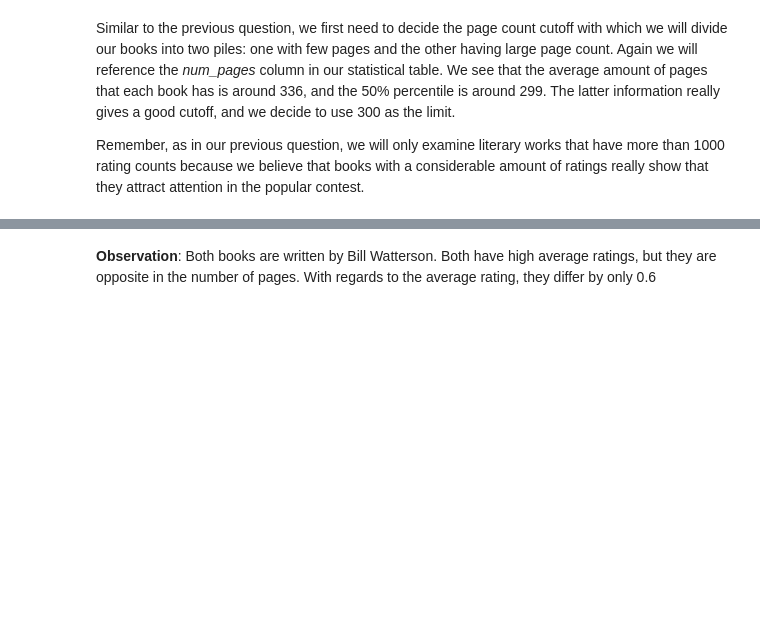
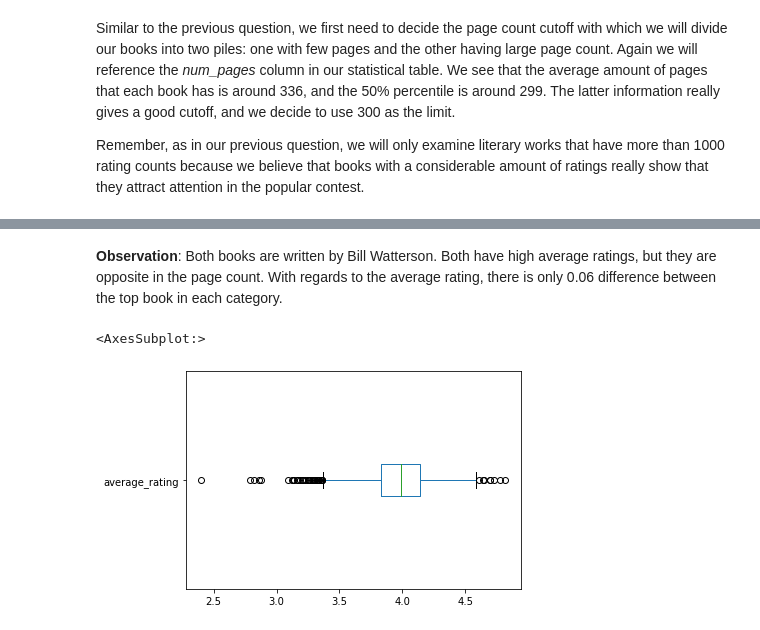
Before and after one commit to le-n-qui/goodreads-dataset, a Jupyter notebook: goodreads_books_analysis.ipynb, the cells around one changed output, grey strips where cells are left out. Drawn from its saved outputs; the diff is of its cells as text; code cells hidden in the pictures; blank space fills up the shorter version.

Commit message:
Import matplotlib and draw a box plot for books with high rating and large page count

```diff
--- a/goodreads_books_analysis.ipynb
+++ b/goodreads_books_analysis.ipynb
@@ -167,4 +171,10 @@ high_rating_many_pages.sort_values(by=['average_rating'], ascending=False)[:1]
 |  | bookID | title | authors | average_rating | isbn | isbn13 | language_code | num_pages | ratings_count | ... |
 | 6590 | 24812 | The Complete Calvin and Hobbes | Bill Watterson | 4.82 | 740748475 | 9780740748479 | eng | 1456 | 32213 | ... |
 # %% [markdown]
-**Observation**: Both books are written by Bill Watterson. Both have high average ratings, but they are opposite in the number of pages. With regards to the average rating, they differ by only 0.6
+**Observation**: Both books are written by Bill Watterson. Both have high average ratings, but they are opposite in the page count. With regards to the average rating, there is only 0.06 difference between the top book in each category.
+# %%
+df = pd.DataFrame(high_rating_many_pages['average_rating'])
+df.plot.box(vert=False)
+# %% [output]
+<AxesSubplot:>
+[figure, added]
```
Also changed, not shown: parts of 1 cell of this notebook.
